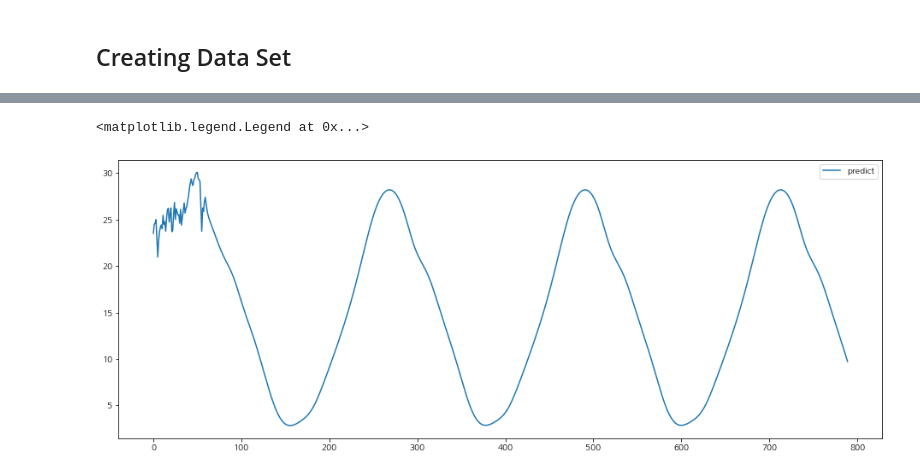
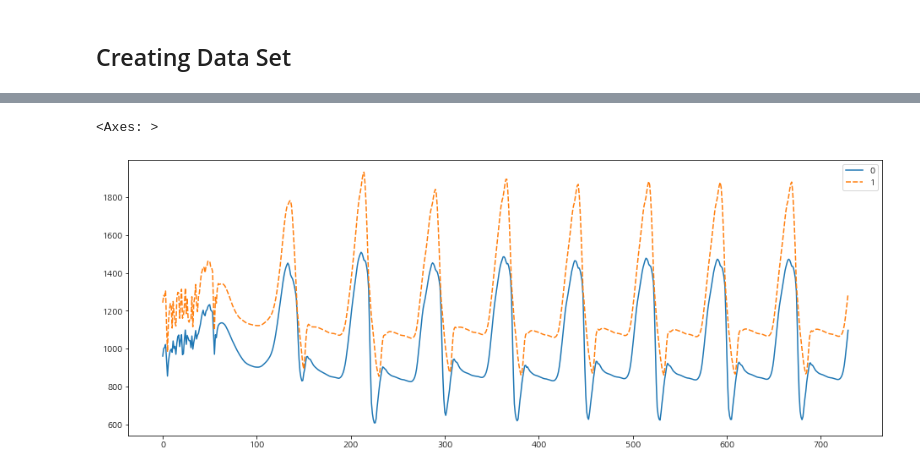
Before and after one commit to jmlee99/GBIF, a Jupyter notebook: GBIF_pred_model3.ipynb, the cells around one changed output, grey strips where cells are left out. Drawn from its saved outputs; the diff is of its cells as text; code cells hidden in the pictures.

```diff
--- a/GBIF_pred_model3.ipynb
+++ b/GBIF_pred_model3.ipynb
@@ -487,5 +453,6 @@ KeyboardInterrupt: Interrupted by user
 # %%
 last_array = []
 for i in range(len(x_test[-1])):
-    last_array.append(x_test[-1].flatten()[i])
+    last_array.append(list(x_test[-1][i]))
 len(last_array)
+np.array(last_array)
@@ -492,9 +477,9 @@ len(last_array)
 # %%
 for i in range(time_step, d_day):
     print(time_step, i)
-    last_ar = np.array(last_array[i-time_step:i])
+    last_ar = np.array(last_array)[i-time_step:i, 0:n_col]
     print(last_ar)
-    array = np.reshape(last_ar, (n_col, last_ar.shape[0], n_col))
+    array = np.reshape(last_ar, (1, last_ar.shape[0], n_col))
     print(array.shape)
-    last_array.append(m_lstm_Adam.predict(array)[0,0])
+    last_array.append(list(m_lstm_Adam.predict(array)[0]))
     print(len(last_array))
@@ -501,5 +504,8 @@ for i in range(time_step, d_day):
 # %%
-test_pred = np.array(last_array).reshape(len(last_array),1)
+test_pred = np.array(last_array).reshape(len(last_array), n_col)
 # %%
-len(test_pred)
+test_pred = scaler.inverse_transform(test_pred)
+test_pred = pd.DataFrame(test_pred)
+#test_pred.columns = ['미래예측평균기온', '미래예측최고기온', '미래예측최저기온']
+test_pred
 # %% [output]
@@ -507,8 +525,6 @@ len(test_pred)
 # %%
 fig, axe = plt.subplots(figsize = (16, 6))
-#axe.plot(df_pred['actual'])
-axe.plot(scaler.inverse_transform(test_pred))
-axe.legend(['predict', 'actual'])
+sns.lineplot(scaler.inverse_transform(test_pred), ax = axe)
 # %% [output]
-<matplotlib.legend.Legend at 0x...>
+<Axes: >
-[figure, old version]
+[figure, new version]
```
Also changed, not shown: parts of 30 cells of this notebook.
